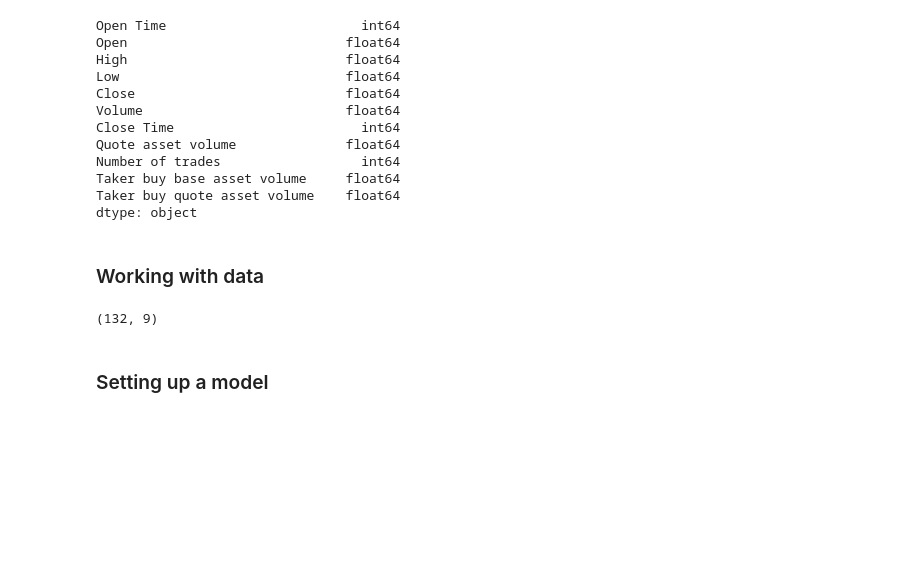
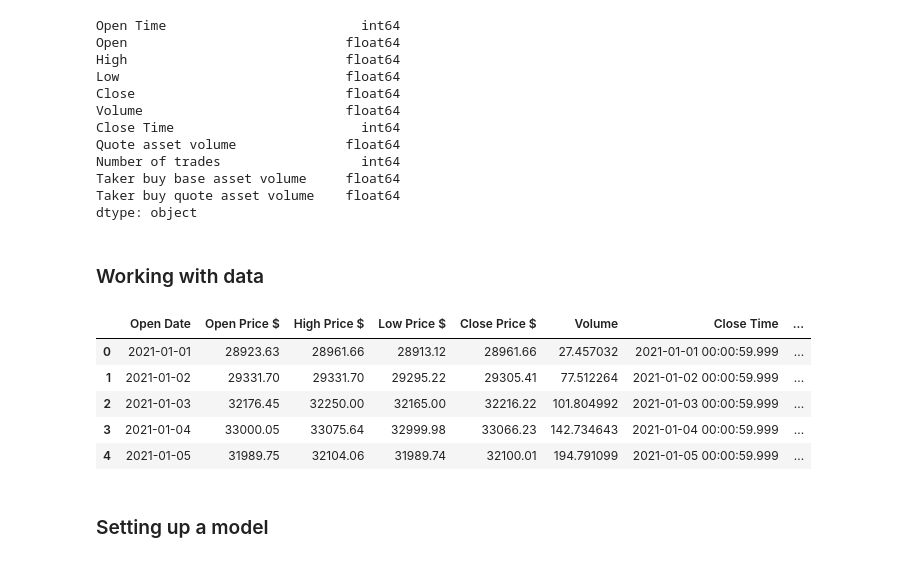
Before and after one commit to VladimirFerko/BTC-prediction, a Jupyter notebook: main.ipynb, the cells around one changed output. Drawn from its saved outputs; the diff is of its cells as text; code cells hidden in the pictures; blank space fills up the shorter version.

```diff
--- a/main.ipynb
+++ b/main.ipynb
@@ -82,9 +86,14 @@ df['Open Prediction €'] = df['Open Prediction $'] * 0.94
 
 df.reset_index(drop = True,inplace = True)
 # %%
-df.shape
+df.head()
 # %% [output]
-(132, 9)
+|  | Open Date | Open Price $ | High Price $ | Low Price $ | Close Price $ | Volume | Close Time | ... |
+| 0 | 2021-01-01 | 28923.63 | 28961.66 | 28913.12 | 28961.66 | 27.457032 | 2021-01-01 00:00:59.999 | ... |
+| 1 | 2021-01-02 | 29331.70 | 29331.70 | 29295.22 | 29305.41 | 77.512264 | 2021-01-02 00:00:59.999 | ... |
+| 2 | 2021-01-03 | 32176.45 | 32250.00 | 32165.00 | 32216.22 | 101.804992 | 2021-01-03 00:00:59.999 | ... |
+| 3 | 2021-01-04 | 33000.05 | 33075.64 | 32999.98 | 33066.23 | 142.734643 | 2021-01-04 00:00:59.999 | ... |
+| 4 | 2021-01-05 | 31989.75 | 32104.06 | 31989.74 | 32100.01 | 194.791099 | 2021-01-05 00:00:59.999 | ... |
 # %% [markdown]
 ### Setting up a model
 # %%
```
Also changed, not shown: parts of 6 cells of this notebook, 3 other files.
